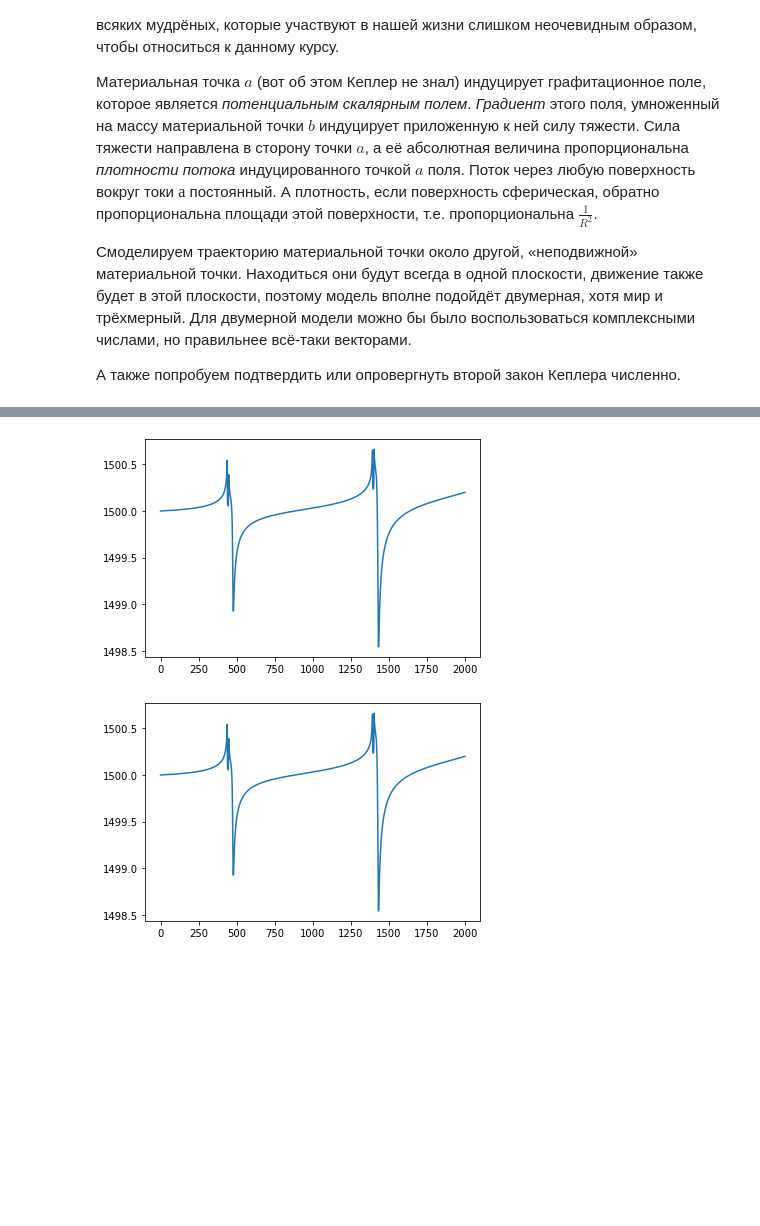
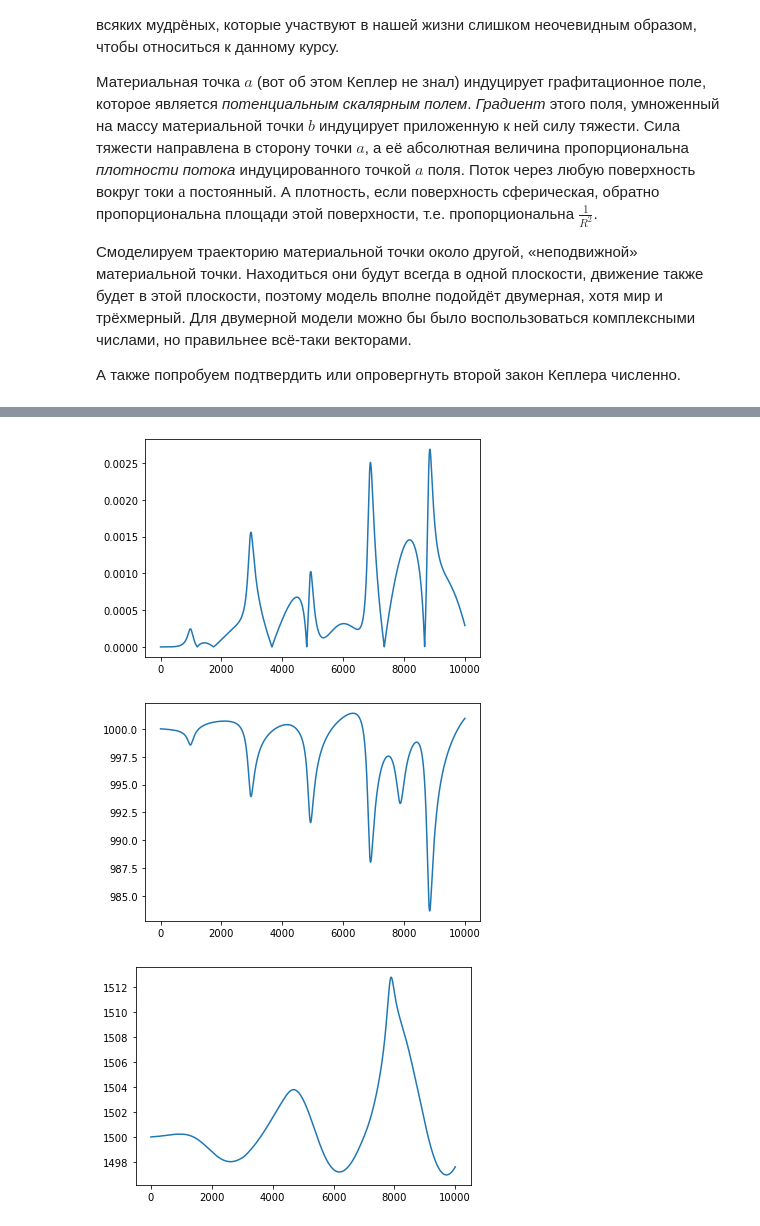
Before and after one commit to dluciv/python-intro-course, a Jupyter notebook: docs/jupiter-notebooks/04.kepler.ipynb, the cells around one changed output, grey strips where cells are left out. Drawn from its saved outputs; the diff is of its cells as text; code cells hidden in the pictures; blank space fills up the shorter version.

```diff
--- a/docs/jupiter-notebooks/04.kepler.ipynb
+++ b/docs/jupiter-notebooks/04.kepler.ipynb
@@ -156,7 +164,17 @@ plt.show();
-# %%
-for b in bodies[1:]:
-    ...  # посмотрите, выполняется ли второй закон Кеплера
-# %% [output]
-[figure, removed]
-[figure, removed]
+# %%
+def plt_kepler(same_fig=False):
+    for b in bodies:
+        ...
+        plt.plot(......)
+
+        if not same_fig: # По картинке на тело
+            plt.show()
+    if same_fig: # Одна картинка на всех
+        plt.show()
+
+plt_kepler()
+# %% [output]
+[figure, added]
+[figure, added]
+[figure, added]
 # %% [markdown]
```
Also changed, not shown: parts of 4 cells of this notebook.
